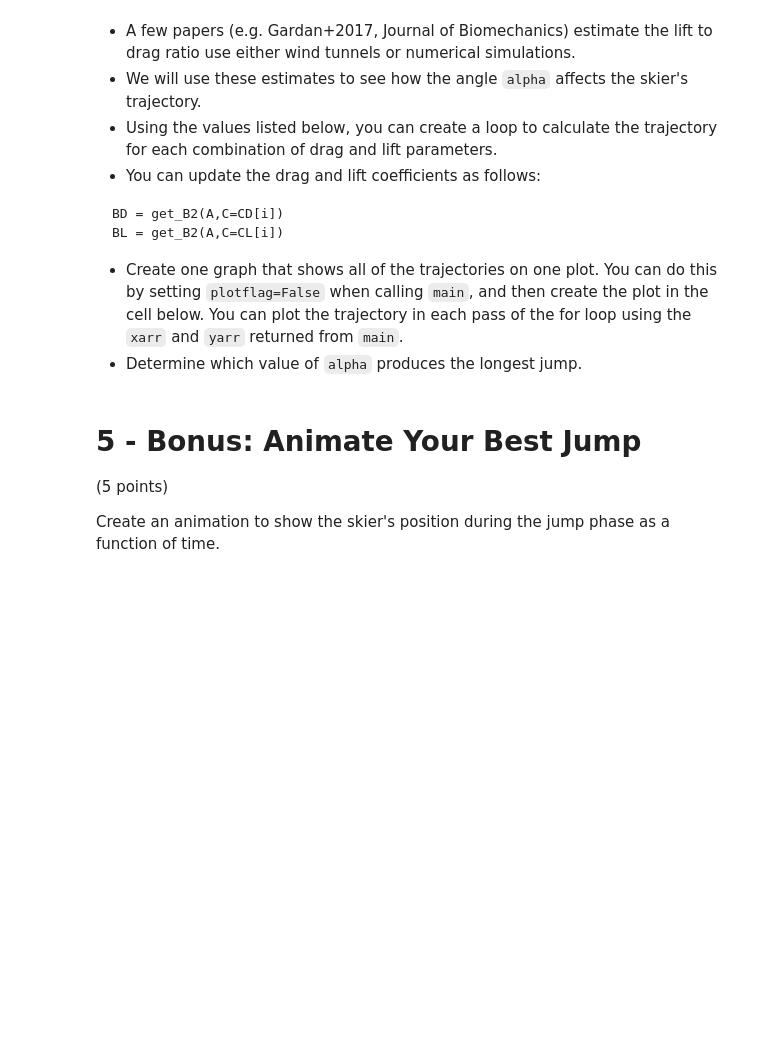
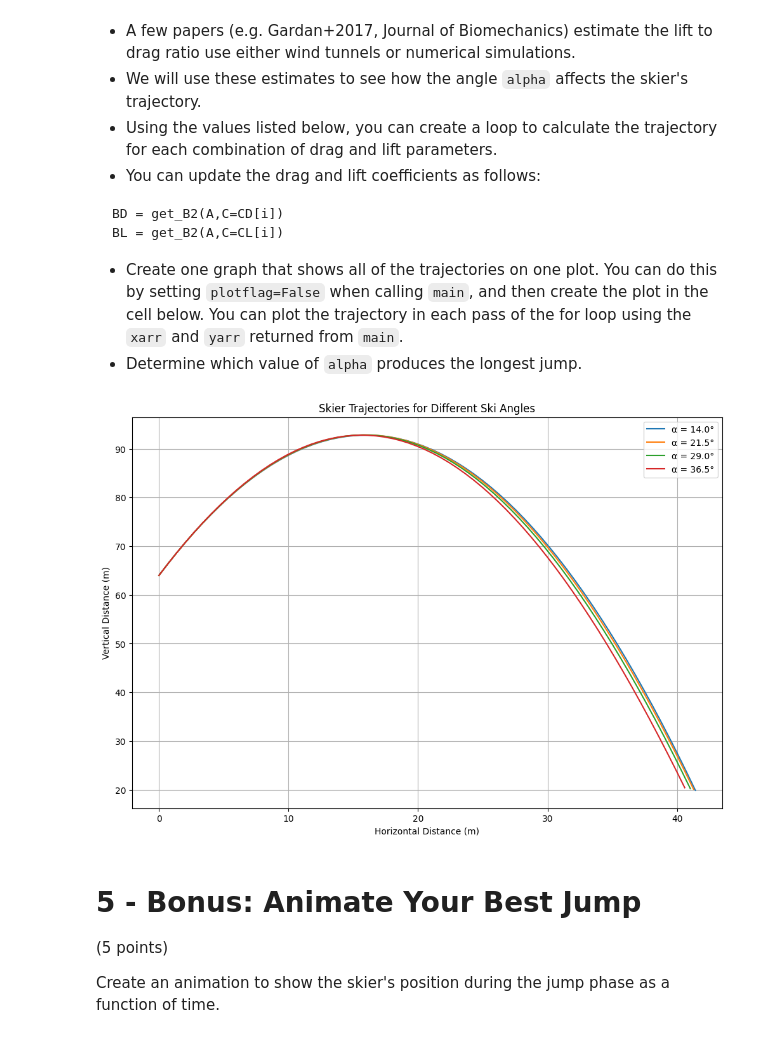
Before and after one commit to TmTrojcak/Computational_Physics, a Jupyter notebook: Tyler_Trojcak_PHYS250_midterm_project_2025.ipynb, the cells around one changed output. Saved outputs shown, nothing was run; the diff lists cells and outputs as text; code cells hidden in the pictures; blank space fills up the shorter version.

```diff
--- a/Tyler_Trojcak_PHYS250_midterm_project_2025.ipynb
+++ b/Tyler_Trojcak_PHYS250_midterm_project_2025.ipynb
@@ -380,3 +384,14 @@ Each acceleration function should have:
+# %%
+# your get_ax_part2 function
+def get_ax_part2(vx, vy, BL, BD, m):
+  ax2 = -(BL/m)*vy - (BD/m)*vx
+  return ax2
+
+
+# your get_ay_part2 function
+def get_ay_part2(vx, vy, BL, BD, m):
+  ay2 = (BL/m)*vx - (BD/m)*vy - g
+  return ay2
 # %% [markdown]
 ## 2.4 - Calculate Function
 
@@ -591,3 +778,31 @@ CL = np.array([.6, .8, 1, 1.3])
+# %%
+# Prepare the plot
+plt.figure(figsize=(12, 8))
+
+for i in range(len(alphas)):
+    alpha = alphas[i]
+    cd = CD[i]
+    cl = CL[i]
+
+    # Calculate trajectory
+    # Assuming `get_B2` and `main` are predefined
+    BD = get_B2(A, C=cd)  # Drag parameter
+    BL = get_B2(A, C=cl)  # Lift parameter
+
+    tarr2, xarr2, yarr2, vxarr2, vyarr2, axarr2, ayarr2 = main(A, BD, BL, m, dt=.1, vperp=2., plotflag=False)
+
+    # Plot the trajectory
+    plt.plot(xarr2, yarr2, label=f"α = {alpha}°")
+
+# Customize the plot
+plt.title("Skier Trajectories for Different Ski Angles")
+plt.xlabel("Horizontal Distance (m)")
+plt.ylabel("Vertical Distance (m)")
+plt.legend()
+plt.grid()
+plt.show()
+# %% [output]
+[figure, added]
 # %% [markdown]
 # 5 - Bonus: Animate Your Best Jump
 
```
Also changed, not shown: parts of 15 cells of this notebook.
